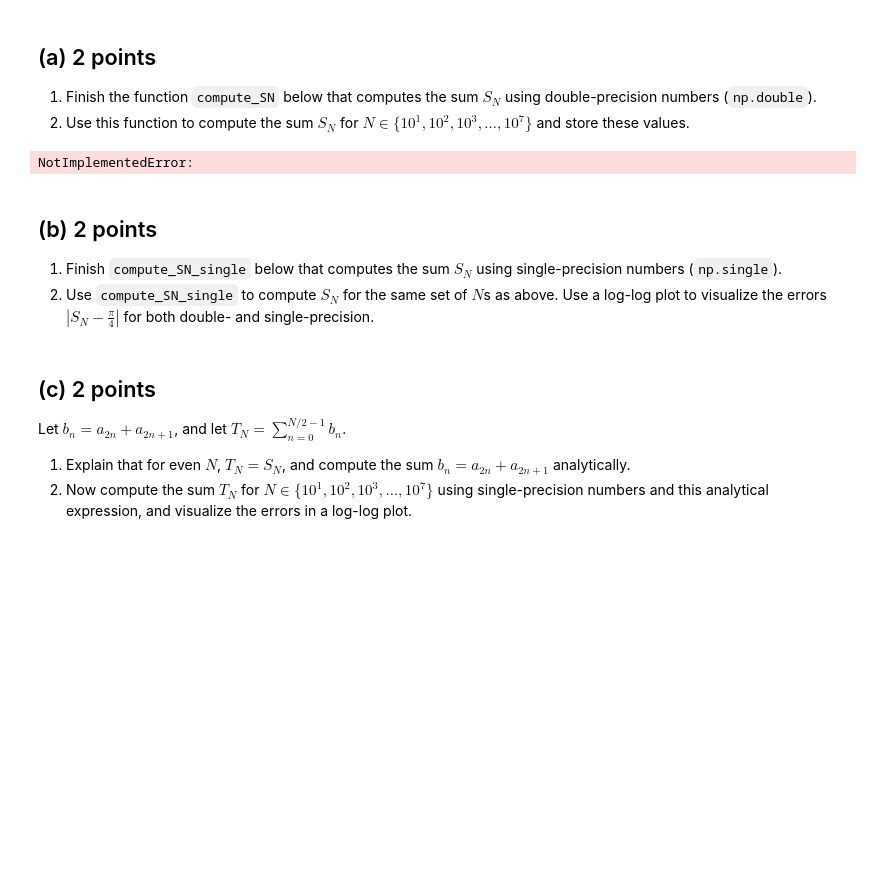
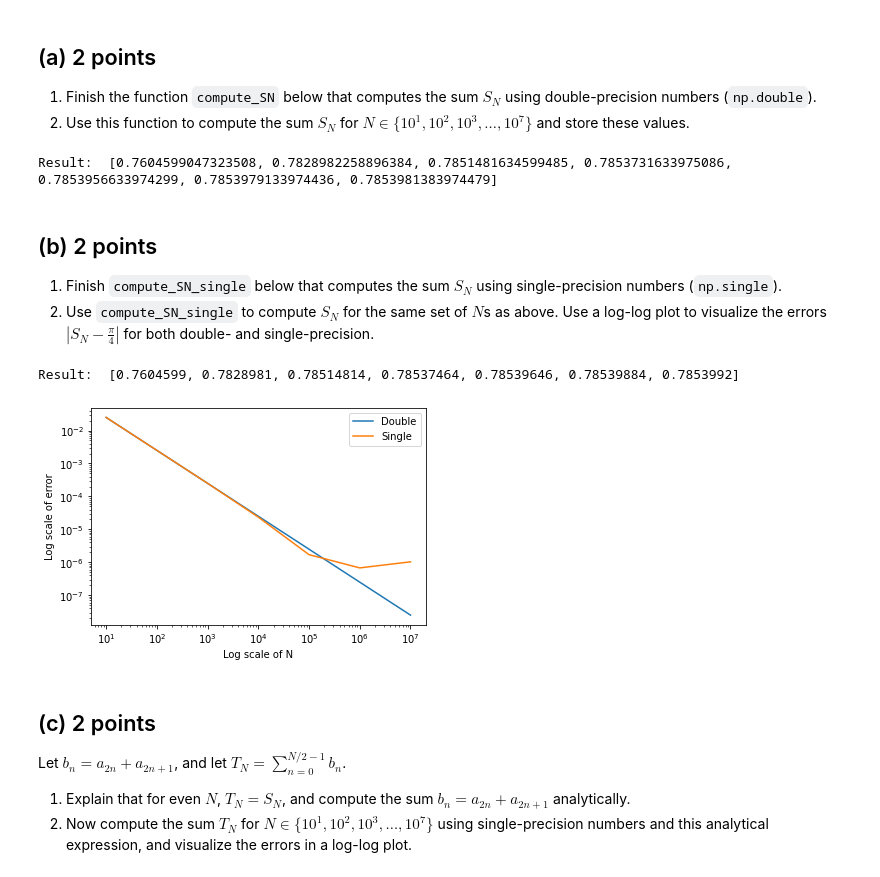
Before and after one commit to DaVinkie/NumAlg1, a Jupyter notebook: homework1.ipynb, the cells around one changed output. Drawn from its saved outputs; the diff is of its cells as text; code cells hidden in the pictures; blank space fills up the shorter version.

```diff
--- a/homework1.ipynb
+++ b/homework1.ipynb
@@ -151,28 +151,52 @@ For $x \in [-1,1]$, the arctangent function can be expressed as a Taylor series
 ## (a) 2 points
 1. Finish the function `compute_SN` below that computes the sum $S_N$ using double-precision numbers (`np.double`).
 2. Use this function to compute the sum $S_N$ for $N \in \{10^1, 10^2, 10^3, \ldots, 10^7\}$ and store these values.
-# %%
-def compute_SN(N):
-    # YOUR CODE HERE
-    raise NotImplementedError()
-
-# Compute the sums and store in a variable.
-# YOUR CODE HERE
-raise NotImplementedError()
-# %% [output]
-NotImplementedError:
+# %%
+def compute_SN(N):
+    S = 0
+    for i in range(int(N)):
+        a1 = np.double(-1)**np.double(i)
+        a2 = np.double(1) / ((np.double(2)*np.double(i)) + np.double(1))
+        S += a1 * a2
+    return S
+
+t = np.logspace(1, 7, 7, base=10)
+sums_double = [compute_SN(N) for N in t]
+
+print('Result: ', sums_double)
+# %% [output]
+Result:  [0.7604599047323508, 0.7828982258896384, 0.7851481634599485, 0.7853731633975086, 0.7853956633974299, 0.7853979133974436, 0.7853981383974479]
 # %% [markdown]
 ## (b) 2 points
 1. Finish `compute_SN_single` below that computes the sum $S_N$ using single-precision numbers (`np.single`).
 2. Use `compute_SN_single` to compute $S_N$ for the same set of $N$s as above. Use a log-log plot to visualize the errors $|S_N - \tfrac{\pi}{4}|$ for both double- and single-precision.
-# %%
-def compute_SN_single(N):
-    # YOUR CODE HERE
-    raise NotImplementedError()
-
-# Compute the S_N and plot the results.
-# YOUR CODE HERE
-raise NotImplementedError()
+# %%
+def compute_SN_single(N):
+    S = np.single(0)
+    for i in range(int(N)):
+        a1 = np.single(-1)**np.single(i)
+        a2 = np.single(1) / ((np.single(2)*np.single(i)) + np.single(1))
+        S += a1 * a2 # All three elements are of type single, so no casting.
+    return S
+
+t = np.logspace(1, 7, 7, base=10)
+sums_single = [compute_SN_single(N) for N in t]
+
+print('Result: ', sums_single)
+# %% [output]
+Result:  [0.7604599, 0.7828981, 0.78514814, 0.78537464, 0.78539646, 0.78539884, 0.7853992]
+# %%
+error_double = np.absolute([((np.pi / 4) - x) for x in sums_double])
+error_single = np.absolute([((np.pi / 4) - x) for x in sums_single])
+
+plt.loglog(t, error_double, label='Double')
+plt.loglog(t, error_single, label='Single')
+plt.xlabel("Log scale of N")
+plt.ylabel("Log scale of error")
+plt.legend()
+plt.show()
+# %% [output]
+[figure, added]
 # %% [markdown]
 ## (c) 2 points
 Let $b_n = a_{2n} + a_{2n+1}$, and let $T_N = \sum_{n=0}^{N/2-1} b_n$.
```
Also changed, not shown: parts of 2 cells of this notebook.
